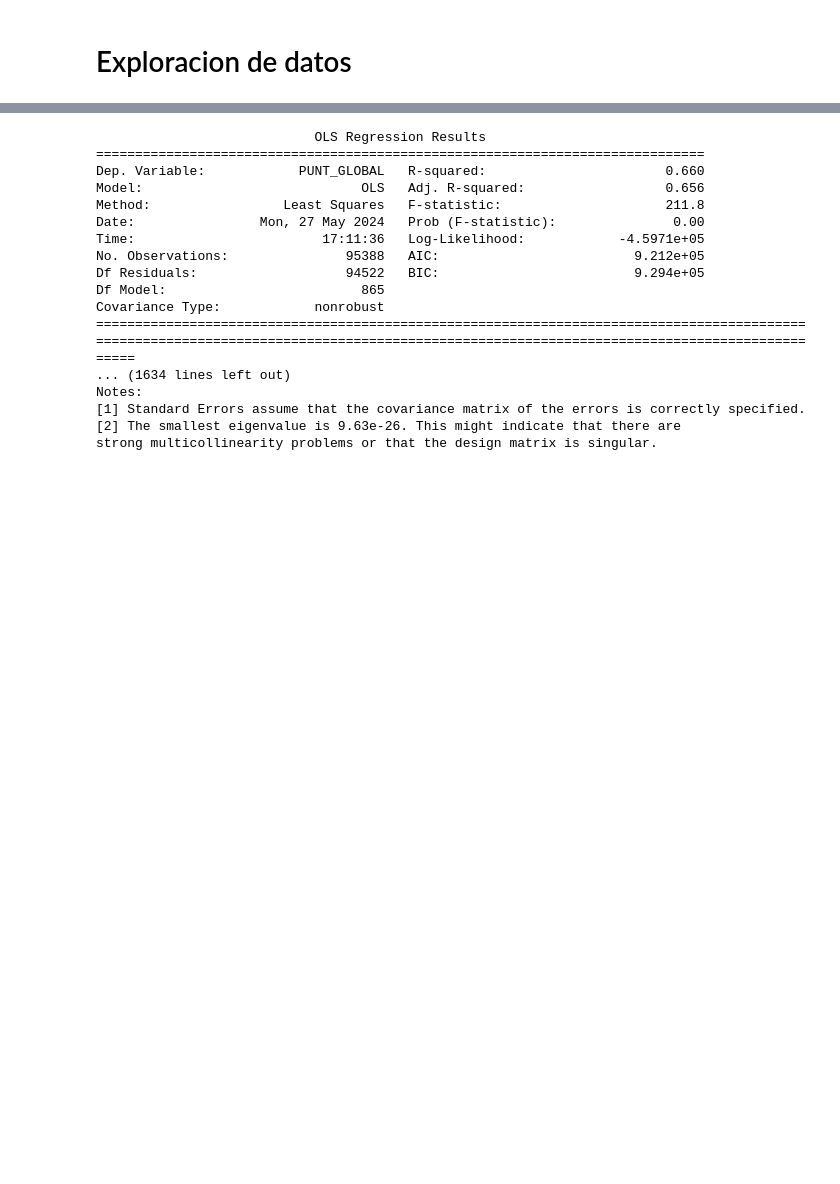
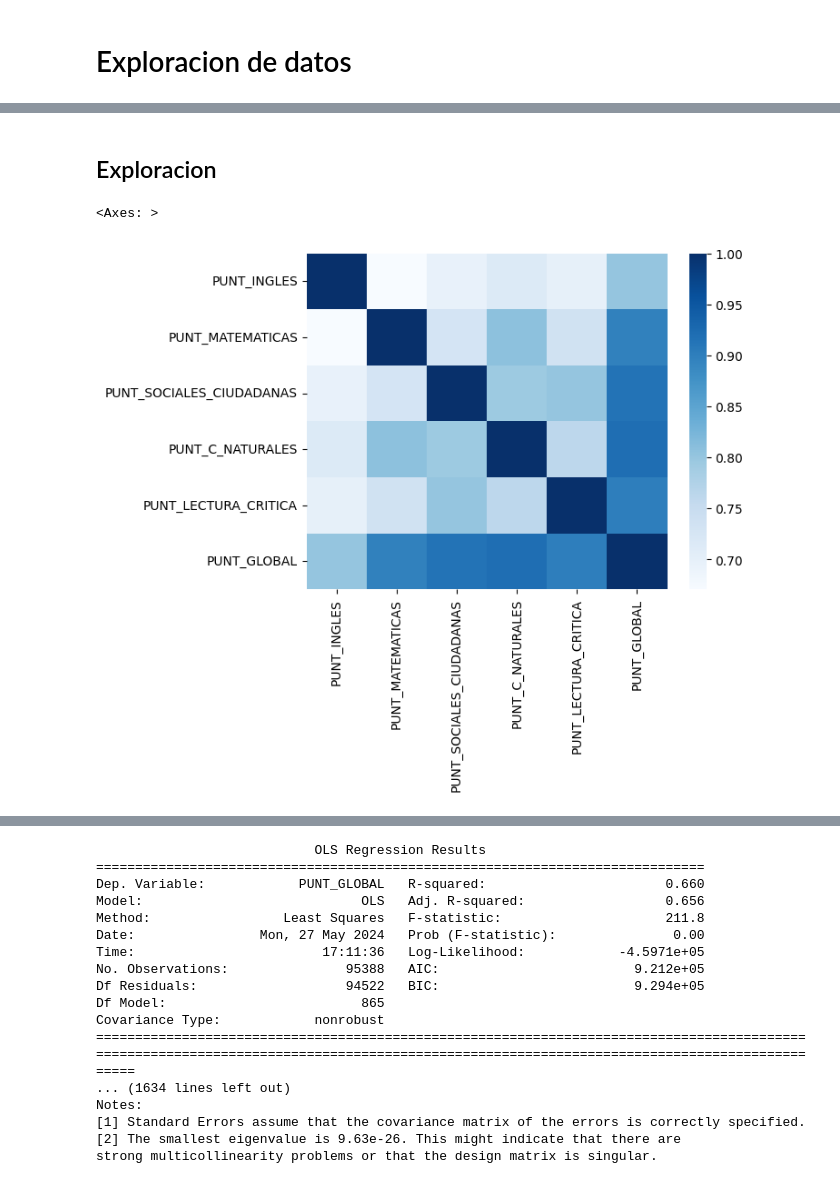
Before and after one commit to spulidod/Proyecto3_acdt, a Jupyter notebook: Exploracion_Datos.ipynb, the cells around one changed output, grey strips where cells are left out. Drawn from its saved outputs; the diff is of its cells as text; code cells hidden in the pictures; blank space fills up the shorter version.

Commit message:
Exploracion_Final

```diff
--- a/Exploracion_Datos.ipynb
+++ b/Exploracion_Datos.ipynb
@@ -24,0 +32,10 @@ data
+# %% [markdown]
+## Exploracion
+# %%
+features=['PUNT_INGLES','PUNT_MATEMATICAS', 'PUNT_SOCIALES_CIUDADANAS', 'PUNT_C_NATURALES', 'PUNT_LECTURA_CRITICA','PUNT_GLOBAL']
+data_filtered=data[features]
+corr = data_filtered.corr()
+sns.heatmap(corr, cmap="Blues", annot=False)
+# %% [output]
+<Axes: >
+[figure, added]
```
Also changed, not shown: parts of 9 cells of this notebook.
